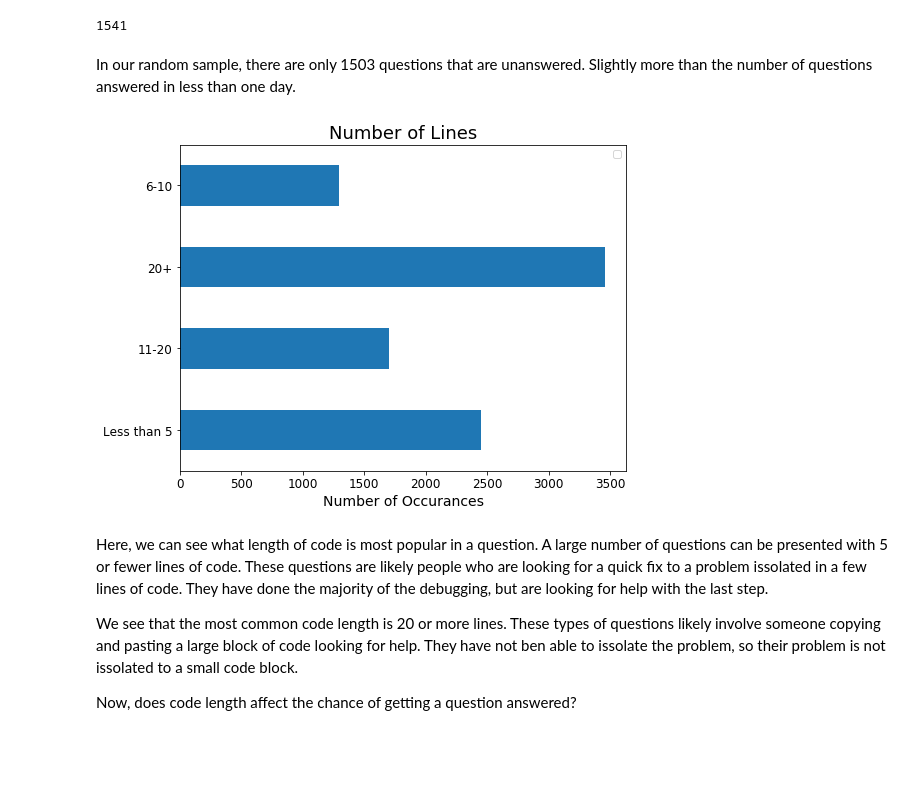
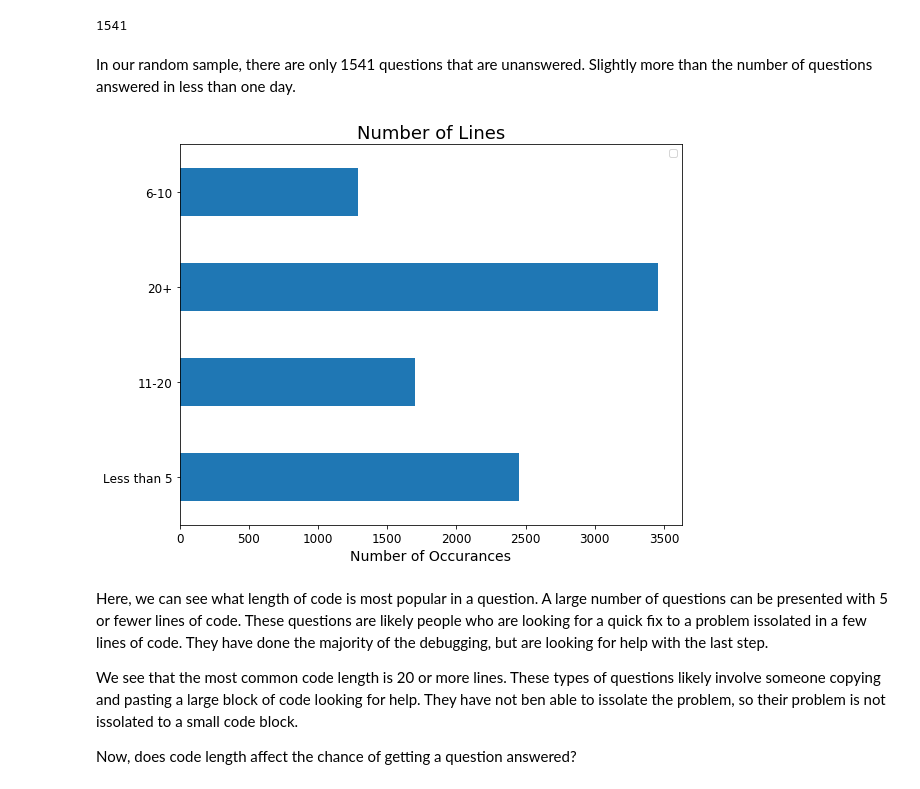
Before and after one commit to jakecarlson1/machine-learning-labs, a Jupyter notebook: Lab2/Lab 2 - Exploring Text Data.ipynb, the cells around one changed output. Saved outputs shown, nothing was run; the diff lists cells and outputs as text; code cells hidden in the pictures; blank space fills up the shorter version.

```diff
--- a/Lab2/Lab 2 - Exploring Text Data.ipynb
+++ b/Lab2/Lab 2 - Exploring Text Data.ipynb
@@ -503,7 +502,7 @@ len(df[ df.Duration.isnull() ])
 # %% [output]
 1541
 # %% [markdown]
-In our random sample, there are only 1503 questions that are unanswered. Slightly more than the number of questions answered in less than one day.
+In our random sample, there are only 1541 questions that are unanswered. Slightly more than the number of questions answered in less than one day.
 # %%
 df.Code[1]
 
@@ -521,13 +520,13 @@ df_lines_of_code = labels[df_lines_of_code]
 lines_of_code_count = Counter(df_lines_of_code)
 # %%
 df_lines_of_code_count = pd.DataFrame.from_dict(lines_of_code_count, orient='index')
-df_lines_of_code_count.plot(kind='barh', fontsize=12, figsize=(8,6))
+df_lines_of_code_count.plot(kind='barh', fontsize=12, figsize=(9,7))
 plt.xlabel('Number of Occurances', fontsize=14)
 plt.title('Number of Lines', fontsize=18)
 plt.legend([])
 plt.show()
 # %% [output]
-[figure, old version]
+[figure, new version]
 # %% [markdown]
 Here, we can see what length of code is most popular in a question. A large number of questions can be presented with 5 or fewer lines of code. These questions are likely people who are looking for a quick fix to a problem issolated in a few lines of code. They have done the majority of the debugging, but are looking for help with the last step.
 
```
Also changed, not shown: parts of 7 cells of this notebook.
